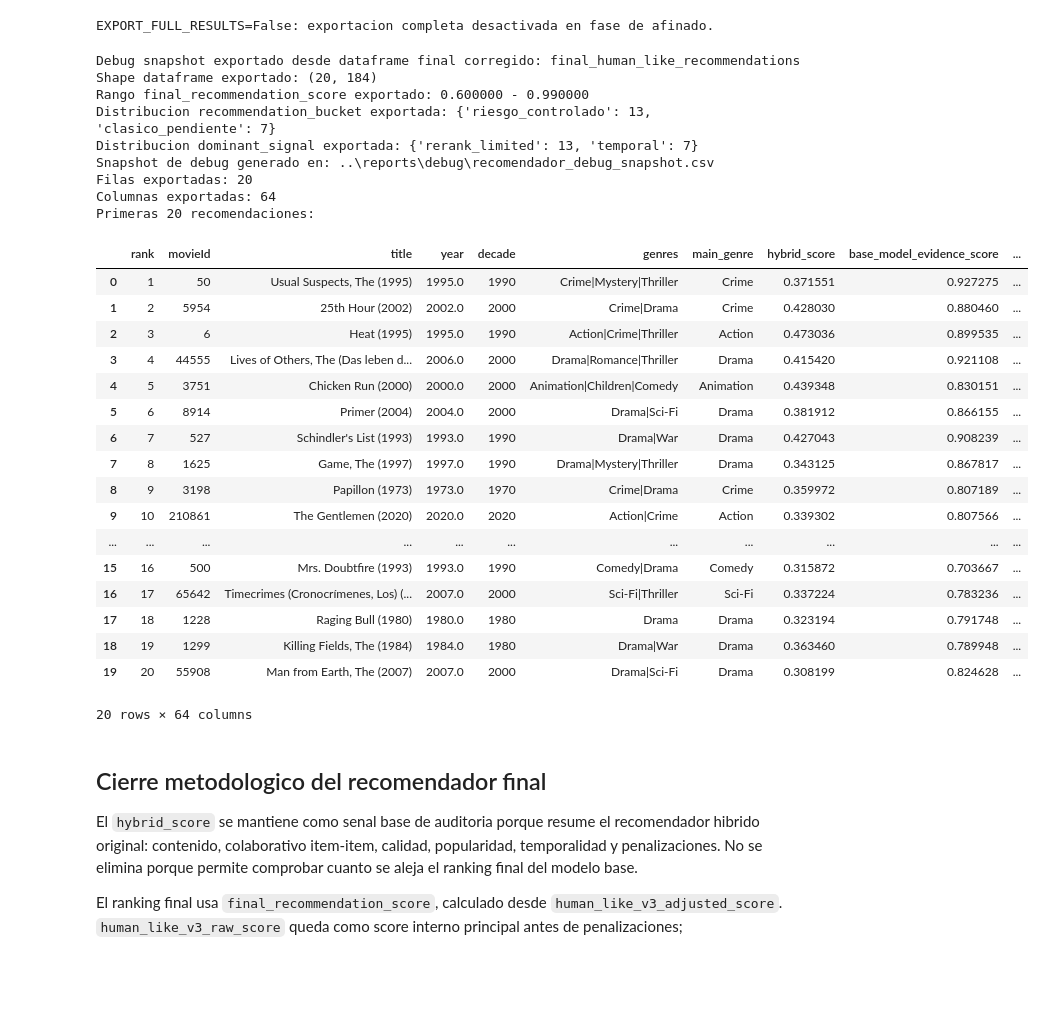
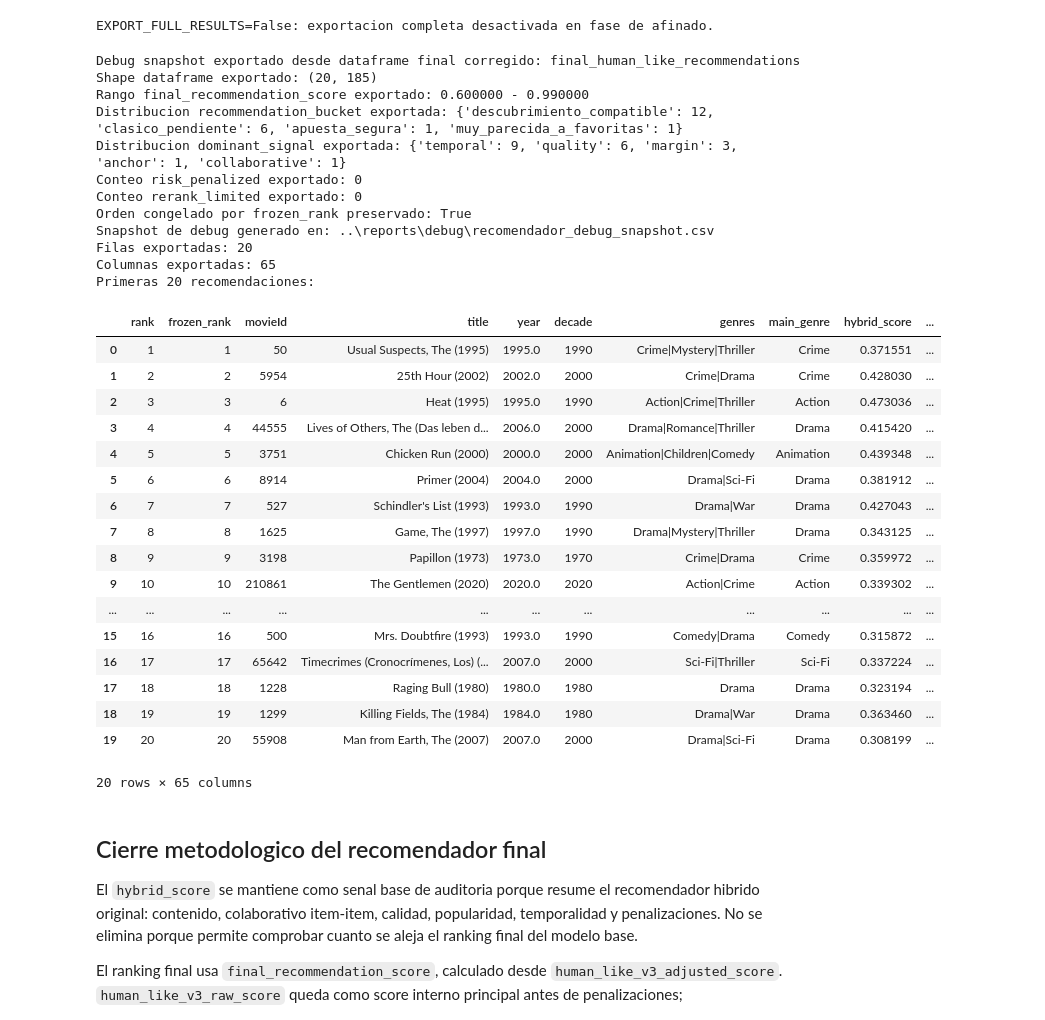
Before and after one commit to alexonazo/TFG, a Jupyter notebook: notebooks/08_recomendador_hibrido_final.ipynb, the cells around one changed output. Cells and saved outputs as stored; diff of their text form; code cells hidden in the pictures; blank space fills up the shorter version.

```diff
--- a/notebooks/08_recomendador_hibrido_final.ipynb
+++ b/notebooks/08_recomendador_hibrido_final.ipynb
@@ -5901,6 +6207,7 @@ EXPORT_FULL_RESULTS=False: exportacion completa desactivada en fase de afinado.
 # %%
 DEBUG_EXPORT_COLUMNS = [
     "rank",
+    "frozen_rank",
     "movieId",
     "title",
     "year",
@@ -5987,55 +6294,64 @@ if EXPORT_DEBUG_SNAPSHOT:
         )
 
     REPORTS_DEBUG.mkdir(parents=True, exist_ok=True)
     debug_export_path = REPORTS_DEBUG / "recomendador_debug_snapshot.csv"
     debug_snapshot.to_csv(debug_export_path, index=False, encoding="utf-8-sig")
     score_range = (
         (float(debug_snapshot["final_recommendation_score"].min()), float(debug_snapshot["final_recommendation_score"].max()))
         if "final_recommendation_score" in debug_snapshot.columns and len(debug_snapshot)
         else (np.nan, np.nan)
     )
     bucket_distribution = debug_snapshot["recommendation_bucket"].value_counts(dropna=False).to_dict() if "recommendation_bucket" in debug_snapshot.columns else {}
     dominant_signal_distribution = debug_snapshot["dominant_signal"].value_counts(dropna=False).to_dict() if "dominant_signal" in debug_snapshot.columns else {}
+    risk_penalized_count = int((debug_snapshot["dominant_signal"] == "risk_penalized").sum()) if "dominant_signal" in debug_snapshot.columns else 0
+    rerank_limited_count = int((debug_snapshot["dominant_signal"] == "rerank_limited").sum()) if "dominant_signal" in debug_snapshot.columns else 0
+    frozen_order_ok = bool(recommendations.attrs.get("frozen_rank_order_preserved", False)) if "recommendations" in globals() else False
     print(f"Debug snapshot exportado desde dataframe final corregido: {debug_dataframe_name}")
     print(f"Shape dataframe exportado: {debug_source.shape}")
     print(f"Rango final_recommendation_score exportado: {score_range[0]:.6f} - {score_range[1]:.6f}")
     print(f"Distribucion recommendation_bucket exportada: {bucket_distribution}")
     print(f"Distribucion dominant_signal exportada: {dominant_signal_distribution}")
+    print(f"Conteo risk_penalized exportado: {risk_penalized_count}")
+    print(f"Conteo rerank_limited exportado: {rerank_limited_count}")
+    print(f"Orden congelado por frozen_rank preservado: {frozen_order_ok}")
     print(f"Snapshot de debug generado en: {debug_export_path}")
     print(f"Filas exportadas: {len(debug_snapshot)}")
     print(f"Columnas exportadas: {len(debug_snapshot.columns)}")
     print("Primeras 20 recomendaciones:")
     display(debug_snapshot.head(20))
 else:
     print("EXPORT_DEBUG_SNAPSHOT=False: snapshot compacto no generado.")
 # %% [output]
 Debug snapshot exportado desde dataframe final corregido: final_human_like_recommendations
-Shape dataframe exportado: (20, 184)
+Shape dataframe exportado: (20, 185)
 Rango final_recommendation_score exportado: 0.600000 - 0.990000
-Distribucion recommendation_bucket exportada: {'riesgo_controlado': 13, 'clasico_pendiente': 7}
-Distribucion dominant_signal exportada: {'rerank_limited': 13, 'temporal': 7}
+Distribucion recommendation_bucket exportada: {'descubrimiento_compatible': 12, 'clasico_pendiente': 6, 'apuesta_segura': 1, 'muy_parecida_a_favoritas': 1}
+Distribucion dominant_signal exportada: {'temporal': 9, 'quality': 6, 'margin': 3, 'anchor': 1, 'collaborative': 1}
+Conteo risk_penalized exportado: 0
+Conteo rerank_limited exportado: 0
+Orden congelado por frozen_rank preservado: True
 Snapshot de debug generado en: ..\reports\debug\recomendador_debug_snapshot.csv
 Filas exportadas: 20
-Columnas exportadas: 64
+Columnas exportadas: 65
 Primeras 20 recomendaciones:
-|  | rank | movieId | title | year | decade | genres | main_genre | hybrid_score | base_model_evidence_score | ... |
-| 0 | 1 | 50 | Usual Suspects, The (1995) | 1995.0 | 1990 | Crime|Mystery|Thriller | Crime | 0.371551 | 0.927275 | ... |
-| 1 | 2 | 5954 | 25th Hour (2002) | 2002.0 | 2000 | Crime|Drama | Crime | 0.428030 | 0.880460 | ... |
-| 2 | 3 | 6 | Heat (1995) | 1995.0 | 1990 | Action|Crime|Thriller | Action | 0.473036 | 0.899535 | ... |
-| 3 | 4 | 44555 | Lives of Others, The (Das leben d... | 2006.0 | 2000 | Drama|Romance|Thriller | Drama | 0.415420 | 0.921108 | ... |
-| 4 | 5 | 3751 | Chicken Run (2000) | 2000.0 | 2000 | Animation|Children|Comedy | Animation | 0.439348 | 0.830151 | ... |
-| 5 | 6 | 8914 | Primer (2004) | 2004.0 | 2000 | Drama|Sci-Fi | Drama | 0.381912 | 0.866155 | ... |
-| 6 | 7 | 527 | Schindler's List (1993) | 1993.0 | 1990 | Drama|War | Drama | 0.427043 | 0.908239 | ... |
-| 7 | 8 | 1625 | Game, The (1997) | 1997.0 | 1990 | Drama|Mystery|Thriller | Drama | 0.343125 | 0.867817 | ... |
-| 8 | 9 | 3198 | Papillon (1973) | 1973.0 | 1970 | Crime|Drama | Crime | 0.359972 | 0.807189 | ... |
-| 9 | 10 | 210861 | The Gentlemen (2020) | 2020.0 | 2020 | Action|Crime | Action | 0.339302 | 0.807566 | ... |
+|  | rank | frozen_rank | movieId | title | year | decade | genres | main_genre | hybrid_score | ... |
+| 0 | 1 | 1 | 50 | Usual Suspects, The (1995) | 1995.0 | 1990 | Crime|Mystery|Thriller | Crime | 0.371551 | ... |
+| 1 | 2 | 2 | 5954 | 25th Hour (2002) | 2002.0 | 2000 | Crime|Drama | Crime | 0.428030 | ... |
+| 2 | 3 | 3 | 6 | Heat (1995) | 1995.0 | 1990 | Action|Crime|Thriller | Action | 0.473036 | ... |
+| 3 | 4 | 4 | 44555 | Lives of Others, The (Das leben d... | 2006.0 | 2000 | Drama|Romance|Thriller | Drama | 0.415420 | ... |
+| 4 | 5 | 5 | 3751 | Chicken Run (2000) | 2000.0 | 2000 | Animation|Children|Comedy | Animation | 0.439348 | ... |
+| 5 | 6 | 6 | 8914 | Primer (2004) | 2004.0 | 2000 | Drama|Sci-Fi | Drama | 0.381912 | ... |
+| 6 | 7 | 7 | 527 | Schindler's List (1993) | 1993.0 | 1990 | Drama|War | Drama | 0.427043 | ... |
+| 7 | 8 | 8 | 1625 | Game, The (1997) | 1997.0 | 1990 | Drama|Mystery|Thriller | Drama | 0.343125 | ... |
+| 8 | 9 | 9 | 3198 | Papillon (1973) | 1973.0 | 1970 | Crime|Drama | Crime | 0.359972 | ... |
+| 9 | 10 | 10 | 210861 | The Gentlemen (2020) | 2020.0 | 2020 | Action|Crime | Action | 0.339302 | ... |
 | ... | ... | ... | ... | ... | ... | ... | ... | ... | ... | ... |
-| 15 | 16 | 500 | Mrs. Doubtfire (1993) | 1993.0 | 1990 | Comedy|Drama | Comedy | 0.315872 | 0.703667 | ... |
-| 16 | 17 | 65642 | Timecrimes (Cronocrímenes, Los) (... | 2007.0 | 2000 | Sci-Fi|Thriller | Sci-Fi | 0.337224 | 0.783236 | ... |
-| 17 | 18 | 1228 | Raging Bull (1980) | 1980.0 | 1980 | Drama | Drama | 0.323194 | 0.791748 | ... |
-| 18 | 19 | 1299 | Killing Fields, The (1984) | 1984.0 | 1980 | Drama|War | Drama | 0.363460 | 0.789948 | ... |
-| 19 | 20 | 55908 | Man from Earth, The (2007) | 2007.0 | 2000 | Drama|Sci-Fi | Drama | 0.308199 | 0.824628 | ... |
+| 15 | 16 | 16 | 500 | Mrs. Doubtfire (1993) | 1993.0 | 1990 | Comedy|Drama | Comedy | 0.315872 | ... |
+| 16 | 17 | 17 | 65642 | Timecrimes (Cronocrímenes, Los) (... | 2007.0 | 2000 | Sci-Fi|Thriller | Sci-Fi | 0.337224 | ... |
+| 17 | 18 | 18 | 1228 | Raging Bull (1980) | 1980.0 | 1980 | Drama | Drama | 0.323194 | ... |
+| 18 | 19 | 19 | 1299 | Killing Fields, The (1984) | 1984.0 | 1980 | Drama|War | Drama | 0.363460 | ... |
+| 19 | 20 | 20 | 55908 | Man from Earth, The (2007) | 2007.0 | 2000 | Drama|Sci-Fi | Drama | 0.308199 | ... |
-20 rows × 64 columns
+20 rows × 65 columns
 # %% [markdown]
 ## Cierre metodologico del recomendador final
 
```
Also changed, not shown: parts of 2 cells of this notebook, 1 other file.
